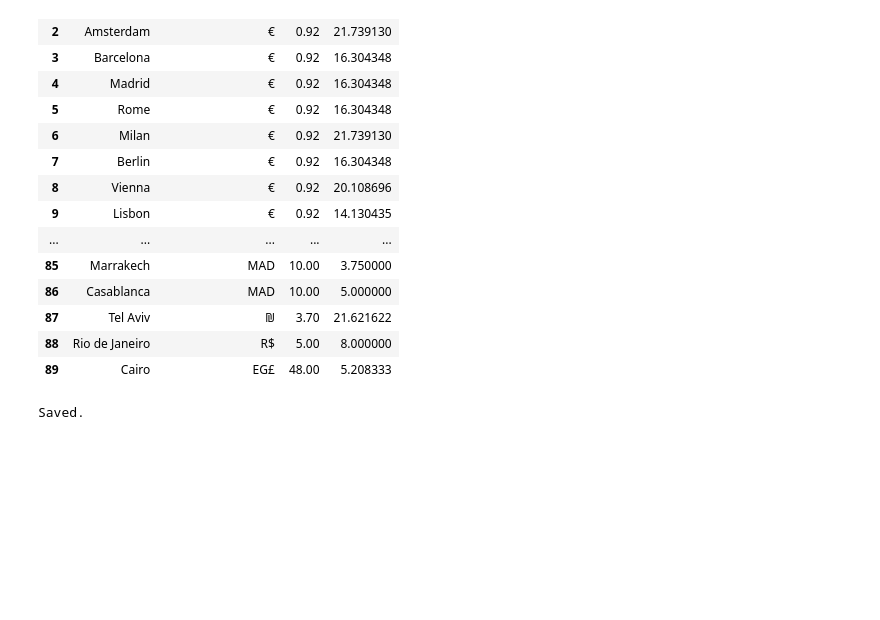
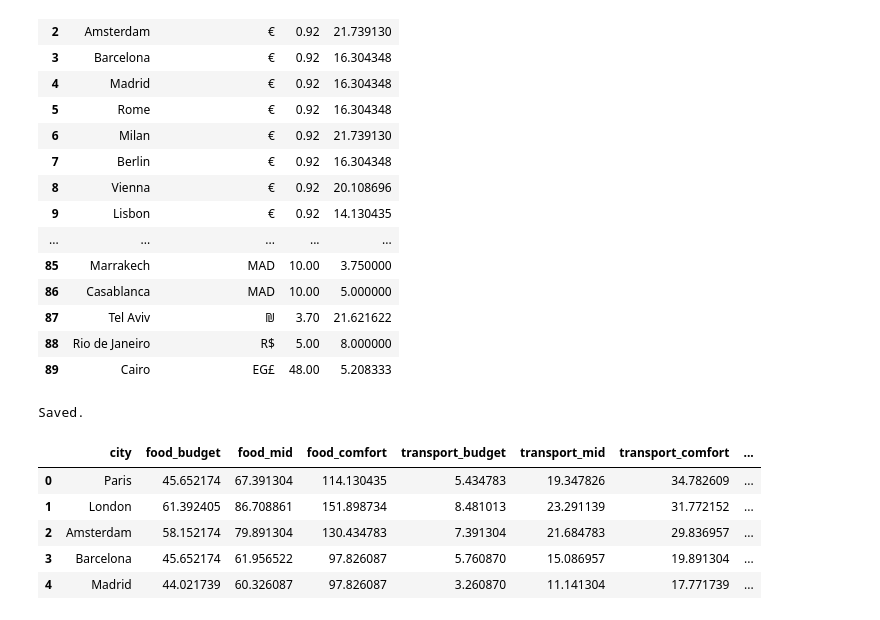
Before and after one commit to elzacapar/travel-budget-planner, a Jupyter notebook: data_exploration.ipynb, the cells around one changed output. Saved outputs shown, nothing was run; the diff lists cells and outputs as text; code cells hidden in the pictures; blank space fills up the shorter version.

```diff
--- a/data_exploration.ipynb
+++ b/data_exploration.ipynb
@@ -339,3 +339,88 @@ df_usd.to_csv("numbeo_clean_usd.csv", index=False)
 print("Saved.")
 # %% [output]
 Saved.
+# %%
+# Daily cost formulas per tier (per person)
+def calculate_daily_costs(row):
+    results = {}
+
+    # --- FOOD ---
+    results['food_budget'] = (
+        row['Meal at an Inexpensive Restaurant'] * 2 +
+        row['Combo Meal at McDonald\'s (or Equivalent Fast-Food Meal)'] * 1
+    )
+    results['food_mid'] = (
+        row['Meal at an Inexpensive Restaurant'] * 1 +
+        (row['Meal for Two at a Mid-Range Restaurant (Three Courses, Without Drinks)'] / 2) * 1 +
+        row['Combo Meal at McDonald\'s (or Equivalent Fast-Food Meal)'] * 1
+    )
+    results['food_comfort'] = (
+        (row['Meal for Two at a Mid-Range Restaurant (Three Courses, Without Drinks)'] / 2) * 3
+    )
+
+    # --- TRANSPORT ---
+    results['transport_budget'] = (
+        row['One-Way Ticket (Local Transport)'] * 2
+    )
+    results['transport_mid'] = (
+        row['One-Way Ticket (Local Transport)'] * 2 +
+        row['Taxi Start (Standard Tariff)'] +
+        row['Taxi 1 km (Standard Tariff)'] * 3
+    )
+    results['transport_comfort'] = (
+        row['Taxi Start (Standard Tariff)'] * 3 +
+        row['Taxi 1 km (Standard Tariff)'] * 5
+    )
+
+    # --- ACCOMMODATION ---
+    results['accommodation_budget'] = (
+        row['1 Bedroom Apartment Outside of City Centre'] / 30
+    )
+    results['accommodation_mid'] = (
+        (row['1 Bedroom Apartment Outside of City Centre'] +
+         row['1 Bedroom Apartment in City Centre']) / 2 / 30
+    )
+    results['accommodation_comfort'] = (
+        row['1 Bedroom Apartment in City Centre'] / 30
+    )
+
+    # --- ENTERTAINMENT ---
+    results['entertainment_budget'] = (
+        row['Cinema Ticket (International Release)'] / 7
+    )
+    results['entertainment_mid'] = (
+        row['Cinema Ticket (International Release)'] / 4 +
+        row['Domestic Draft Beer (0.5 Liter)']
+    )
+    results['entertainment_comfort'] = (
+        row['Cinema Ticket (International Release)'] / 3 +
+        row['Bottle of Wine (Mid-Range)'] / 3
+    )
+
+    # --- EXTRAS ---
+    results['extras_budget'] = (
+        row['Bottled Water (1.5 Liter)']
+    )
+    results['extras_mid'] = (
+        row['Bottled Water (1.5 Liter)'] +
+        row['Cappuccino (Regular Size)']
+    )
+    results['extras_comfort'] = (
+        row['Bottled Water (1.5 Liter)'] +
+        row['Cappuccino (Regular Size)'] * 2 +
+        row['Soft Drink (Coca-Cola or Pepsi, 0.33 Liter Bottle)']
+    )
+
+    return pd.Series(results)
+
+df_tiers = df_usd[['city']].copy()
+df_tiers = pd.concat([df_tiers, df_usd.apply(calculate_daily_costs, axis=1)], axis=1)
+
+df_tiers.head(5)
+# %% [output]
+|  | city | food_budget | food_mid | food_comfort | transport_budget | transport_mid | transport_comfort | ... |
+| 0 | Paris | 45.652174 | 67.391304 | 114.130435 | 5.434783 | 19.347826 | 34.782609 | ... |
+| 1 | London | 61.392405 | 86.708861 | 151.898734 | 8.481013 | 23.291139 | 31.772152 | ... |
+| 2 | Amsterdam | 58.152174 | 79.891304 | 130.434783 | 7.391304 | 21.684783 | 29.836957 | ... |
+| 3 | Barcelona | 45.652174 | 61.956522 | 97.826087 | 5.760870 | 15.086957 | 19.891304 | ... |
+| 4 | Madrid | 44.021739 | 60.326087 | 97.826087 | 3.260870 | 11.141304 | 17.771739 | ... |
```
Also changed, not shown: parts of 4 cells of this notebook.
